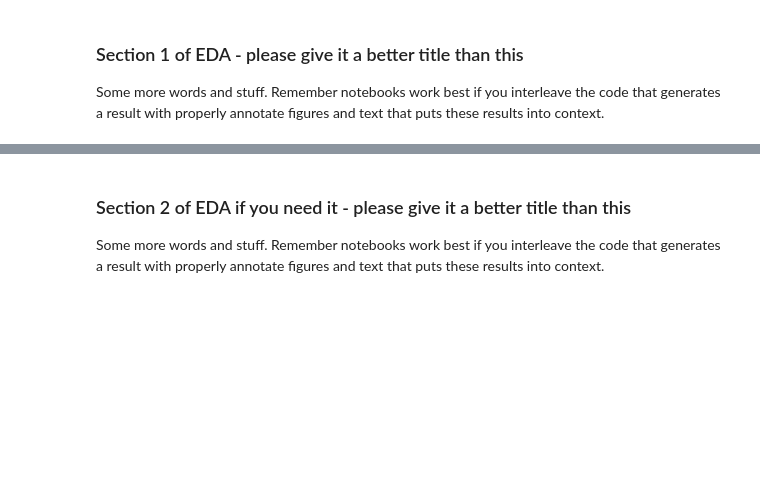
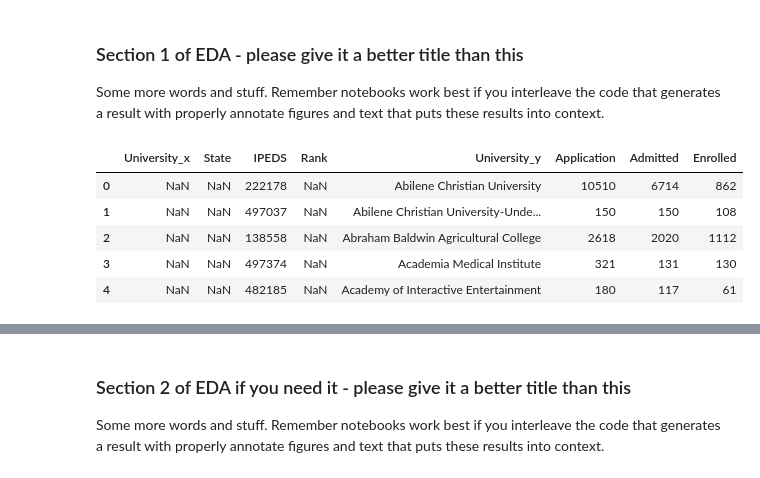
Before and after one commit to hamzahmansuri/university-admissions-analysis, a Jupyter notebook: EDACheckpoint_Group059_SP25.ipynb, the cells around one changed output, grey strips where cells are left out. Cells and saved outputs as stored; diff of their text form; code cells hidden in the pictures; blank space fills up the shorter version.

```diff
--- a/EDACheckpoint_Group059_SP25.ipynb
+++ b/EDACheckpoint_Group059_SP25.ipynb
@@ -197,0 +195,10 @@ Some more words and stuff.  Remember notebooks work best if you interleave the c
+# %%
+merged_data = RankingCleaned.merge(admission, how = 'right', left_on = 'IPEDS', right_on = 'IPEDS')
+merged_data.head(5)
+# %% [output]
+|  | University_x | State | IPEDS | Rank | University_y | Application | Admitted | Enrolled |
+| 0 | NaN | NaN | 222178 | NaN | Abilene Christian University | 10510 | 6714 | 862 |
+| 1 | NaN | NaN | 497037 | NaN | Abilene Christian University-Unde... | 150 | 150 | 108 |
+| 2 | NaN | NaN | 138558 | NaN | Abraham Baldwin Agricultural College | 2618 | 2020 | 1112 |
+| 3 | NaN | NaN | 497374 | NaN | Academia Medical Institute | 321 | 131 | 130 |
+| 4 | NaN | NaN | 482185 | NaN | Academy of Interactive Entertainment | 180 | 117 | 61 |
```
Also changed, not shown: parts of 10 cells of this notebook, 7 other files.
